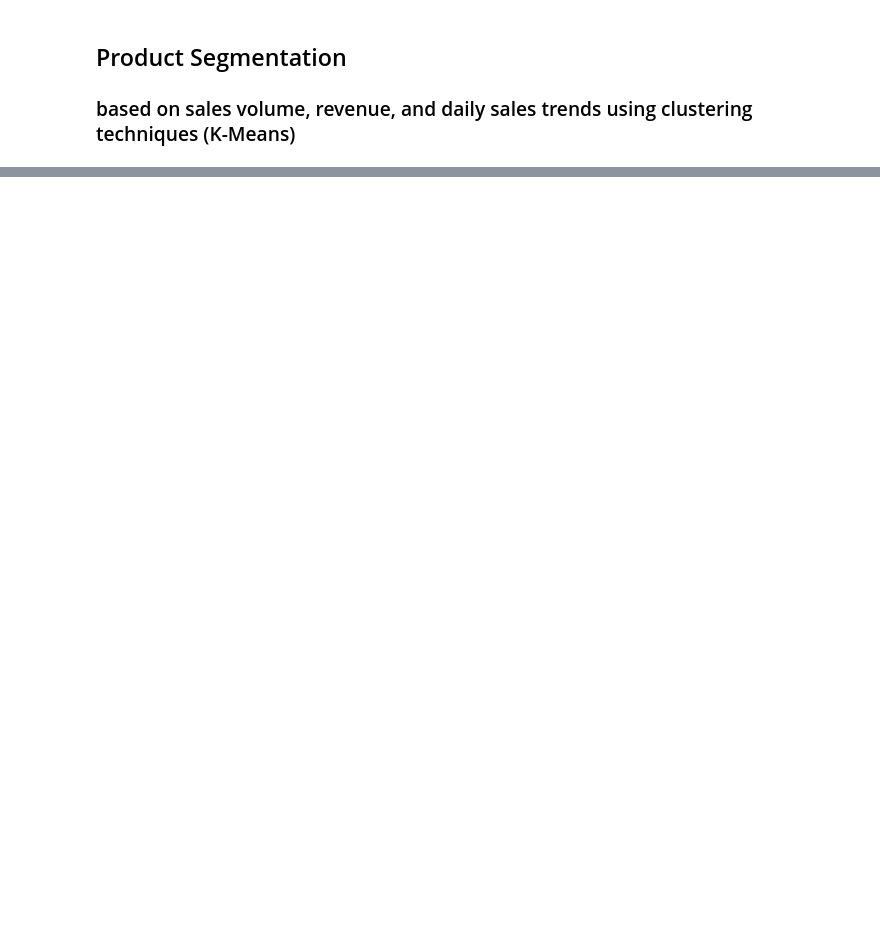
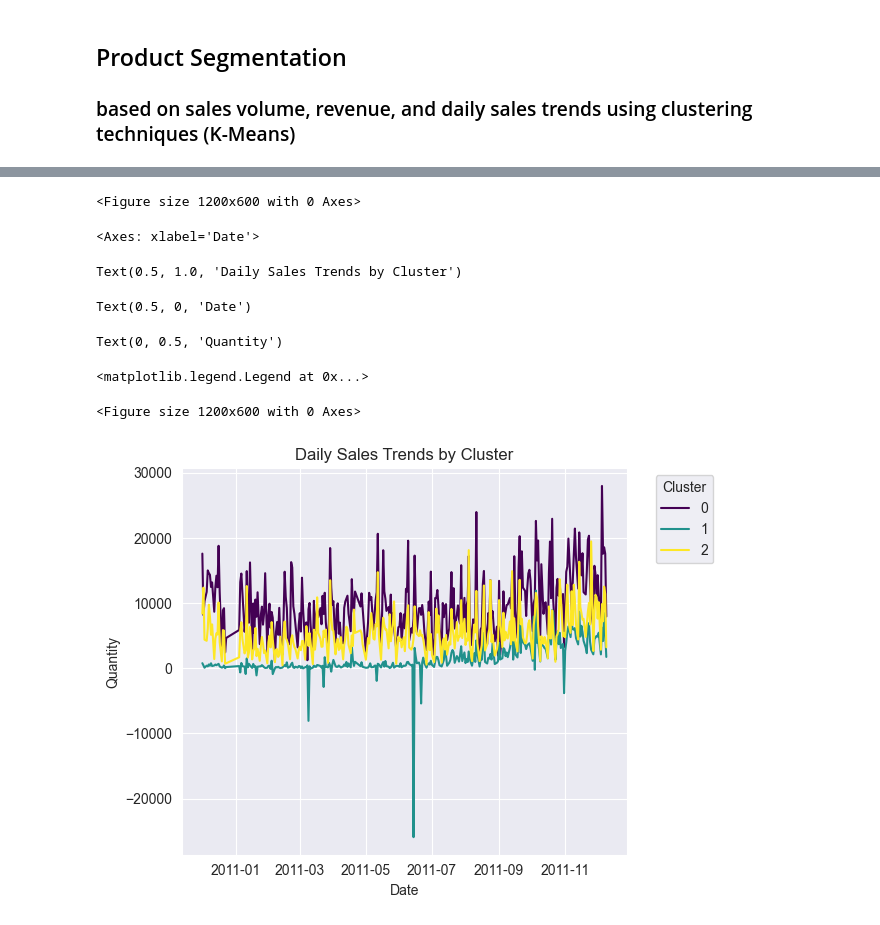
Before and after one commit to skanw/KEDGE_Python-Project_2425, a Jupyter notebook: Project/Suranjana_customerSegmentation.ipynb, the cells around one changed output, grey strips where cells are left out. Cells and saved outputs as stored; diff of their text form; code cells hidden in the pictures; blank space fills up the shorter version.

```diff
--- a/Project/Suranjana_customerSegmentation.ipynb
+++ b/Project/Suranjana_customerSegmentation.ipynb
@@ -599,0 +541,17 @@ plt.show()
+# %%
+# Elbow method to find the optimal number of clusters
+inertia = []
+k_values = range(1, 11)
+
+for k in k_values:
+    kmeans = KMeans(n_clusters=k, random_state=42)
+    kmeans.fit(scaled_features)
+    inertia.append(kmeans.inertia_)
+
+plt.figure(figsize=(8, 6))
+plt.plot(k_values, inertia, marker='o', linestyle='-', color = 'hotpink', label='Inertia')
+plt.legend(loc='upper right')
+plt.title('Elbow Method')
+plt.xlabel('Number of Clusters')
+plt.ylabel('Inertia')
+plt.show()
@@ -599,0 +609,28 @@ plt.show()
+# %%
+# Time Series Map (aggregated daily sales trends)
+df['Date'] = df['InvoiceDate'].dt.date
+daily_sales = df.groupby(['Date', 'StockCode'])['Quantity'].sum().reset_index()
+
+daily_sales['Cluster'] = daily_sales['StockCode'].map(
+    dict(product_data[['StockCode', 'Cluster']].values)
+)
+
+cluster_trends = daily_sales.groupby(['Date', 'Cluster'])['Quantity'].sum().unstack()
+
+plt.figure(figsize=(12, 6))
+cluster_trends.plot(kind='line', colormap='viridis')
+plt.title('Daily Sales Trends by Cluster')
+plt.xlabel('Date')
+plt.ylabel('Quantity')
+plt.legend(title='Cluster', bbox_to_anchor=(1.05, 1), loc='upper left')
+plt.tight_layout()
+plt.show()
+# %% [output]
+<Figure size 1200x600 with 0 Axes>
+<Axes: xlabel='Date'>
+Text(0.5, 1.0, 'Daily Sales Trends by Cluster')
+Text(0.5, 0, 'Date')
+Text(0, 0.5, 'Quantity')
+<matplotlib.legend.Legend at 0x...>
+<Figure size 1200x600 with 0 Axes>
+[figure, added]
```
Also changed, not shown: parts of 17 cells of this notebook.
